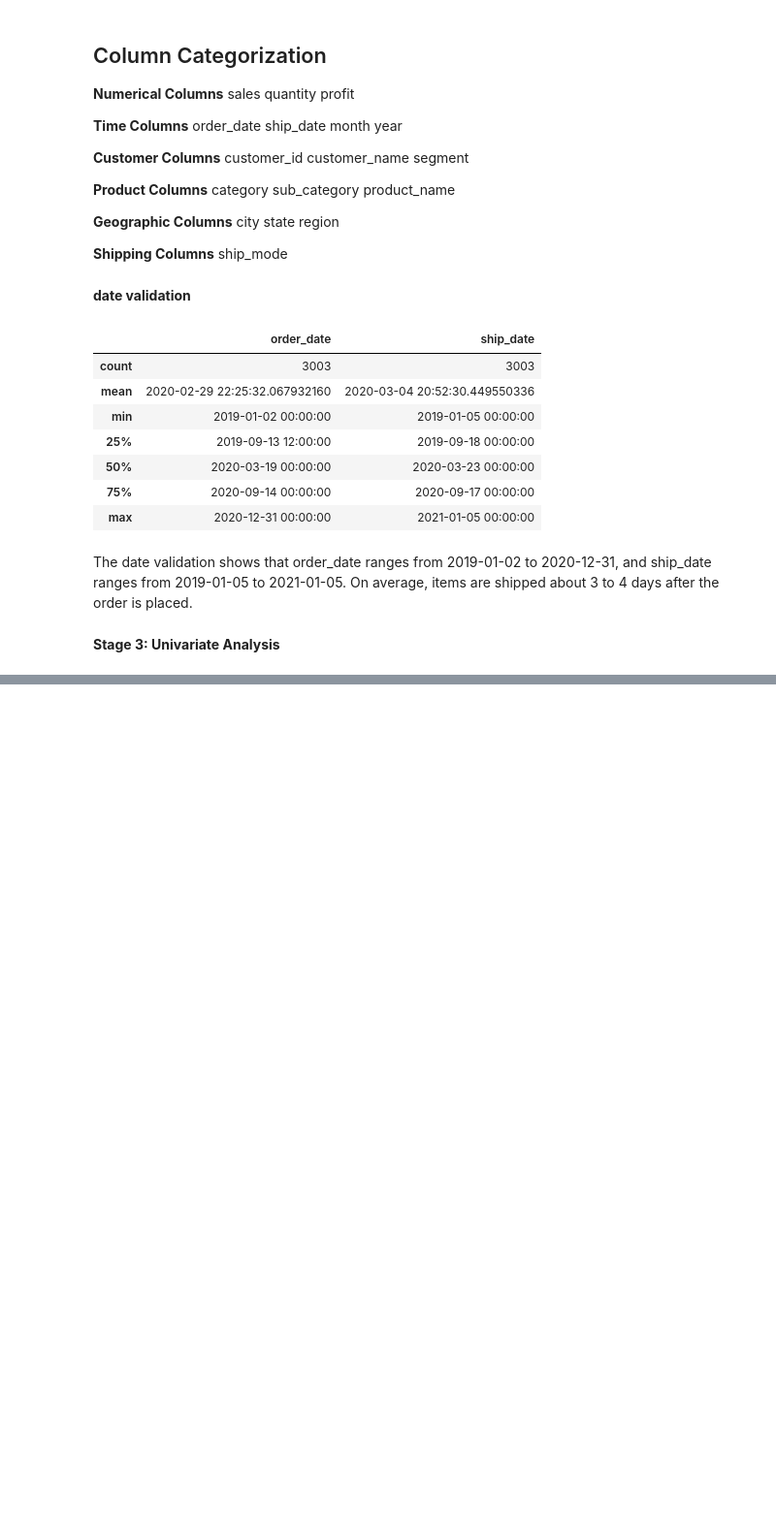
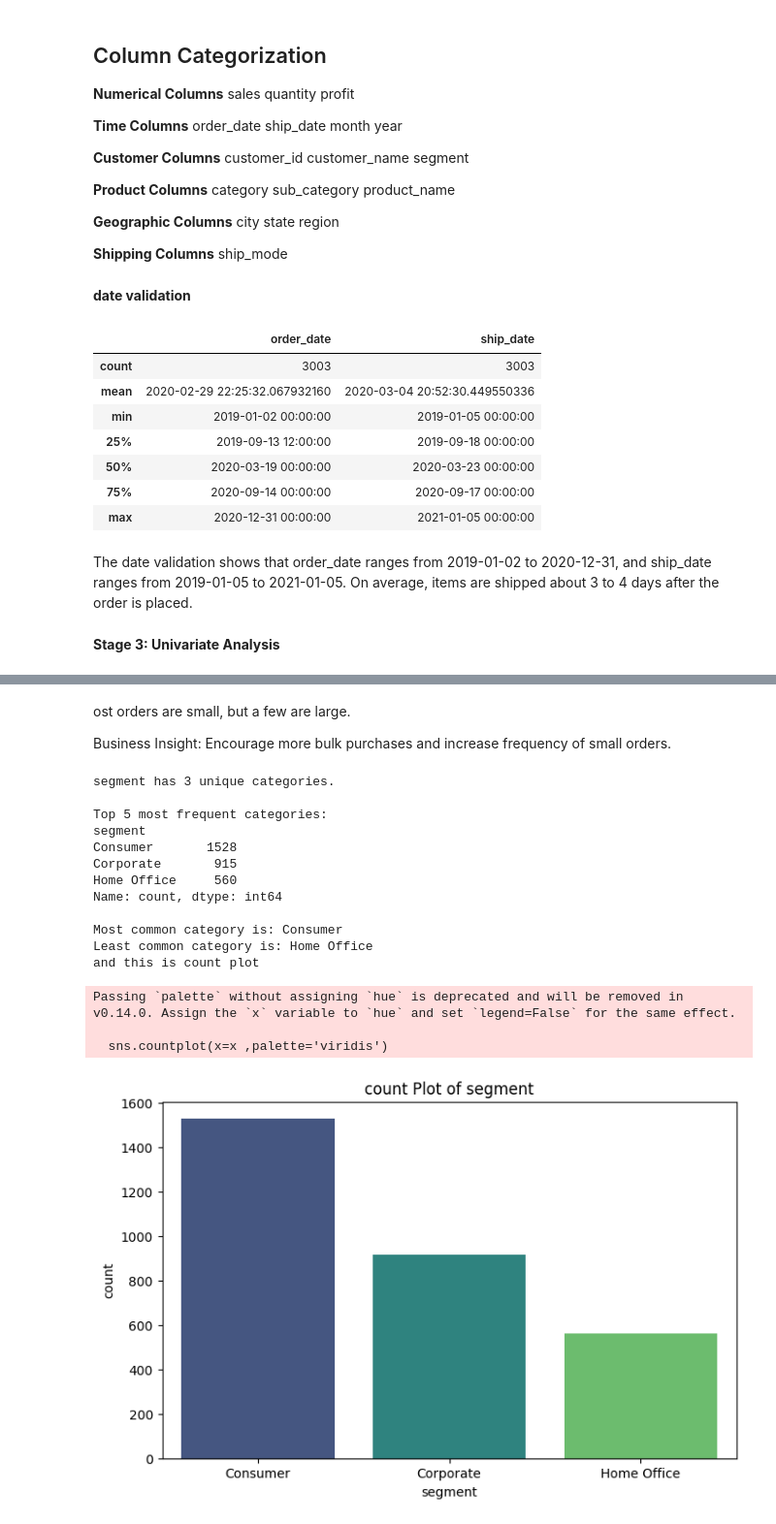
Before and after one commit to anish00ti/EDA-on-sales, a Jupyter notebook: Predictive_Ecommerce_Analytics.ipynb, the cells around one changed output, grey strips where cells are left out. Shown at 97% size. Cells and saved outputs as stored; diff of their text form; code cells hidden in the pictures; blank space fills up the shorter version.

```diff
--- a/Predictive_Ecommerce_Analytics.ipynb
+++ b/Predictive_Ecommerce_Analytics.ipynb
@@ -297,0 +366,35 @@ The date validation shows that order_date ranges from 2019-01-02 to 2020-12-31,
+# %% [markdown]
+ost orders are small, but a few are large.
+
+Business Insight: Encourage more bulk purchases and increase frequency of small orders.
+# %%
+def show_univariate_analysis_for_categorical(x):
+  print(f"{x.name} has {x.nunique()} unique categories.")
+  print("\nTop 5 most frequent categories:")
+  print(x.value_counts().head(5))
+  print(f"\nMost common category is: {x.mode().iloc[0]}")
+  print(f"Least common category is: {x.value_counts().sort_values(ascending=True).index[0]}")
+  print("and this is count plot")
+  plt.figure(figsize=(8, 5)) # Create a new figure for the box plot
+  sns.countplot(x=x ,palette='viridis')
+  plt.title(f'count Plot of {x.name}')
+  plt.show()
+# %%
+show_univariate_analysis_for_categorical(df['segment'])
+# %% [output]
+segment has 3 unique categories.
+
+Top 5 most frequent categories:
+segment
+Consumer       1528
+Corporate       915
+Home Office     560
+Name: count, dtype: int64
+
+Most common category is: Consumer
+Least common category is: Home Office
+and this is count plot
+Passing `palette` without assigning `hue` is deprecated and will be removed in v0.14.0. Assign the `x` variable to `hue` and set `legend=False` for the same effect.
+
+  sns.countplot(x=x ,palette='viridis')
+[figure, added]
```
Also changed, not shown: parts of 32 cells of this notebook.
